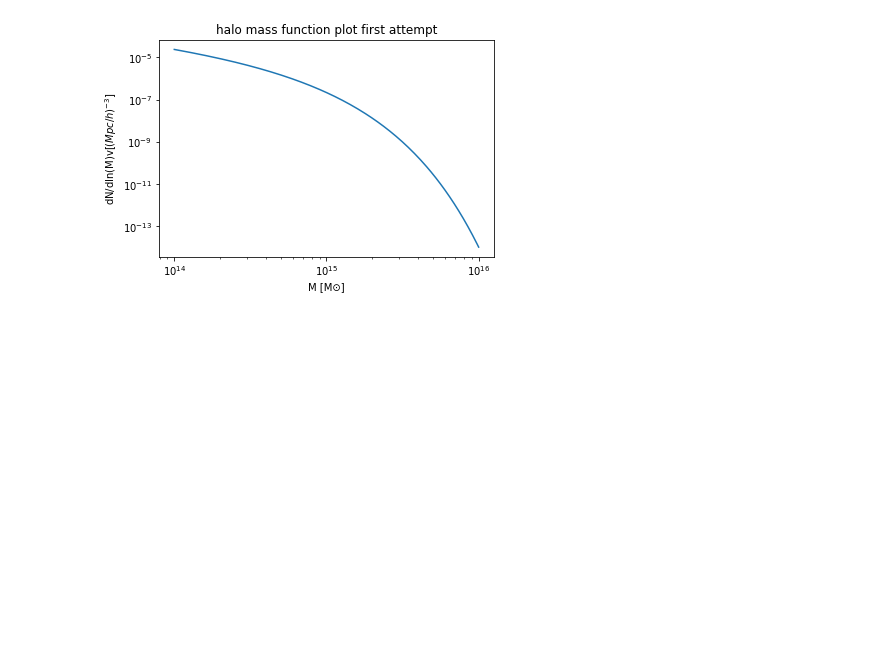
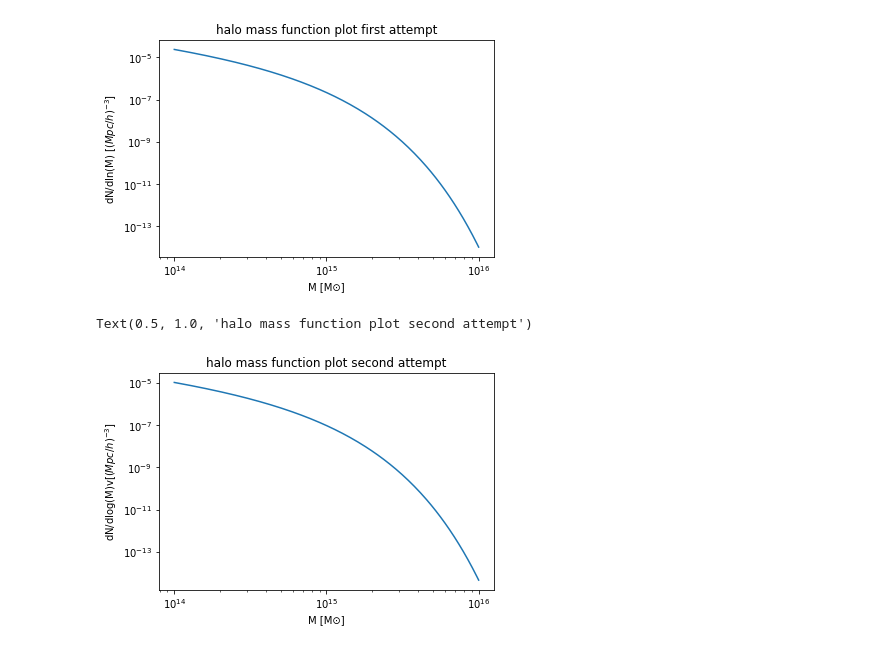
Before and after one commit to deepskies/DeepSZSim, a Jupyter notebook: mass_sampling.ipynb, the cells around one changed output. Cells and saved outputs as stored; diff of their text form; code cells hidden in the pictures; blank space fills up the shorter version.

```diff
--- a/mass_sampling.ipynb
+++ b/mass_sampling.ipynb
@@ -114,3 +31,14 @@ plt.title("halo mass function plot first attempt")
 # %% [output]
 Text(0.5, 1.0, 'halo mass function plot first attempt')
 [figure]
+# %%
+#transition from ln to log10
+#ln(number)= log(number)/log(2.71828)
+import math
+plt.loglog(mass_array, mfunc * math.log10(2.71828))
+plt.xlabel("M [M⊙]")
+plt.ylabel("dN/dlog(M)v[$(Mpc/ℎ)^{−3}$]")
+plt.title("halo mass function plot second attempt")
+# %% [output]
+Text(0.5, 1.0, 'halo mass function plot second attempt')
+[figure, added]
```
Also changed, not shown: parts of 20 cells of this notebook.
